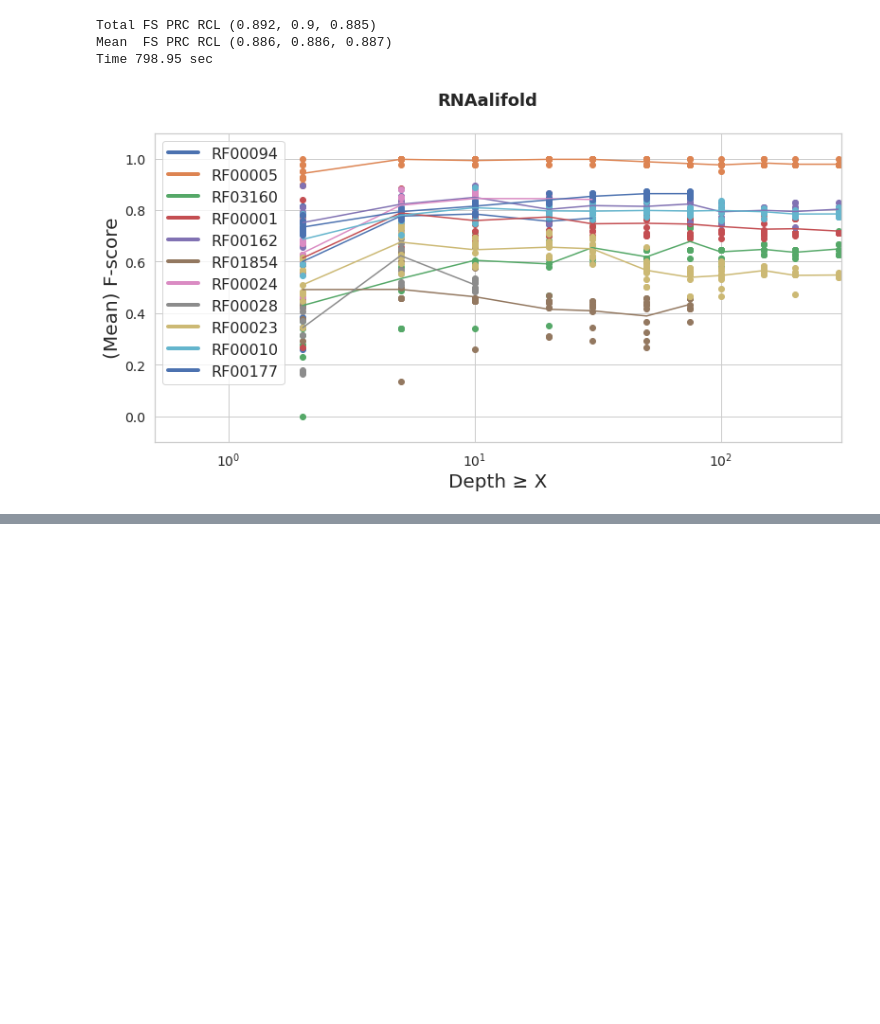
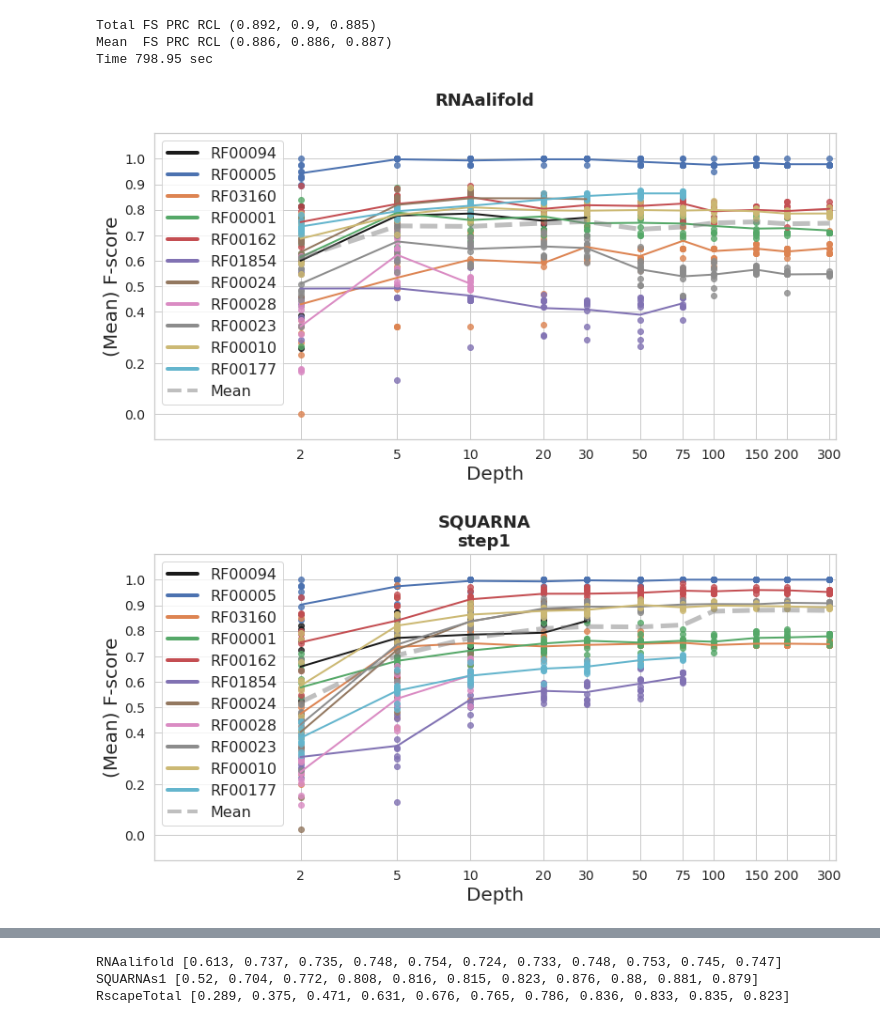
Before and after one commit to febos/SQUARNA, a Jupyter notebook: benchmarks/Violins.ipynb, the cells around one changed output, grey strips where cells are left out. Cells and saved outputs as stored; diff of their text form; code cells hidden in the pictures; blank space fills up the shorter version.

```diff
--- a/benchmarks/Violins.ipynb
+++ b/benchmarks/Violins.ipynb
@@ -526,13 +526,23 @@ Time 798.95 sec
 # %%
 # For SubAli graphs
 import numpy as np
+import matplotlib.pyplot as plt
 
 dataset = "SubAli"
 
-for tool in "RNAalifold".split():
+labels = {"RNAalifold":"RNAalifold",
+          "SQUARNAs1":"SQUARNA\nstep1",
+          "RscapeTotal":"Rscape\ntotal"}
 
-    depths = [2,5,10,20,30,50,75,100,150,200,300]
-    dd = {depths[i]:i for i in range(len(depths))}
+depths = [2,5,10,20,30,50,75,100,150,200,300]
+dd = {depths[i]:i for i in range(len(depths))}
+
+totalY = {}
+tools = "RNAalifold SQUARNAs1 RscapeTotal".split()
+
+for tool in tools:#
+
+
 
     fams = {}
 
@@ -548,39 +558,77 @@ for tool in "RNAalifold".split():
                 if fam not in fams:
                     fams[fam] = {}
                 depth  = int(linesplit[dpind])
                 fscore = float(linesplit[fsind])
                 if depth not in fams[fam]:
                     fams[fam][depth] = []
                 fams[fam][depth].append(fscore)
 
     f, ax = plt.subplots(figsize=(13, 6))
-    f.suptitle('{}'.format(tool), fontsize=18, fontweight='bold')
+    f.suptitle('{}'.format(labels[tool]), fontsize=18, fontweight='bold')
     ax.set_ylim([-0.1,1.1])
-    ax.set_xlim([0.5,310])
+    ax.set_xlim([0.5,320])
+
+    YY = [[] for _ in depths]
 
     for fam in fams:
 
         xx = [d for d in depths if d in fams[fam]]
         yy = [np.mean(fams[fam][_]) for _ in xx]
 
+        for k,_ in enumerate(yy):
+            YY[dd[xx[k]]].append(_)
+
         dots = [(dp,fs) for dp in fams[fam] for fs in fams[fam][dp]]
 
-        plt.plot(xx,yy, label = fam)
-        plt.scatter([d[0] for d in dots],[d[1] for d in dots])
+        if fam=="RF00094":
+            plt.plot(xx,yy, label = fam, color='k', linewidth=2)
+            plt.scatter([d[0] for d in dots],[d[1] for d in dots],color='k',alpha=0.8)
+        else:
+            plt.plot(xx,yy, label = fam, linewidth=2)
+            plt.scatter([d[0] for d in dots],[d[1] for d in dots],alpha=0.8)
 
+
+    plt.plot(depths,[np.mean(_) for _ in YY],linewidth=5,ls="--", color="gray", alpha=0.5, label="Mean")
+
+    totalY[tool] = [np.mean(_) for _ in YY]
     # get the legend object
     leg = ax.legend(fontsize=16)
 
     # change the line width for the legend
     for line in leg.get_lines():
         line.set_linewidth(4)
     ax.set_ylabel("(Mean) F-score", fontsize=20)
-    ax.set_xlabel("Depth ≥ X", fontsize=20)
-    ax.set_yticks([0.0,0.2,0.4,0.6,0.8,1.0],
-                    labels=[0.0,0.2,0.4,0.6,0.8,1.0], size=14)
+    ax.set_xlabel("Depth", fontsize=20)
+    ax.set_yticks([0.0,0.2,0.4,0.5,0.6,0.7,0.8,0.9,1.0],
+                    labels=[0.0,0.2,0.4,0.5,0.6,0.7,0.8,0.9,1.0], size=14)
+    ax.set_xscale("log")
     ax.set_xticks([2,5,10,20,30,50,75,100,150,200,300],
                     labels=[2,5,10,20,30,50,75,100,150,200,300], size=14)
-    ax.set_xscale("log")
     plt.show()
+
+f, ax = plt.subplots(figsize=(13, 6))
+f.suptitle('Summary', fontsize=18, fontweight='bold')
+ax.set_ylim([-0.1,1.1])
+ax.set_xlim([0.5,320])
+
+for tool in tools:
+    print(tool,[round(g,3) for g in totalY[tool]])
+    plt.plot(depths,totalY[tool],linewidth=5, label=labels[tool])
+
+# get the legend object
+leg = ax.legend(fontsize=16)
+
+# change the line width for the legend
+for line in leg.get_lines():
+    line.set_linewidth(4)
+ax.set_ylabel("Mean F-score", fontsize=20)
+ax.set_xlabel("Depth", fontsize=20)
+ax.set_yticks([0.0,0.2,0.4,0.5,0.6,0.7,0.8,0.9,1.0],
+                labels=[0.0,0.2,0.4,0.5,0.6,0.7,0.8,0.9,1.0], size=14)
+ax.set_xscale("log")
+ax.set_xticks([2,5,10,20,30,50,75,100,150,200,300],
+                labels=[2,5,10,20,30,50,75,100,150,200,300], size=14)
+plt.show()
 # %% [output]
-[figure, old version]
+[figure, new version]
+[figure, added]
@@ -586,0 +636,3 @@ for tool in "RNAalifold".split():
+RNAalifold [0.613, 0.737, 0.735, 0.748, 0.754, 0.724, 0.733, 0.748, 0.753, 0.745, 0.747]
+SQUARNAs1 [0.52, 0.704, 0.772, 0.808, 0.816, 0.815, 0.823, 0.876, 0.88, 0.881, 0.879]
+RscapeTotal [0.289, 0.375, 0.471, 0.631, 0.676, 0.765, 0.786, 0.836, 0.833, 0.835, 0.823]
```
Also changed, not shown: parts of 1 cell of this notebook, 7 other files.
